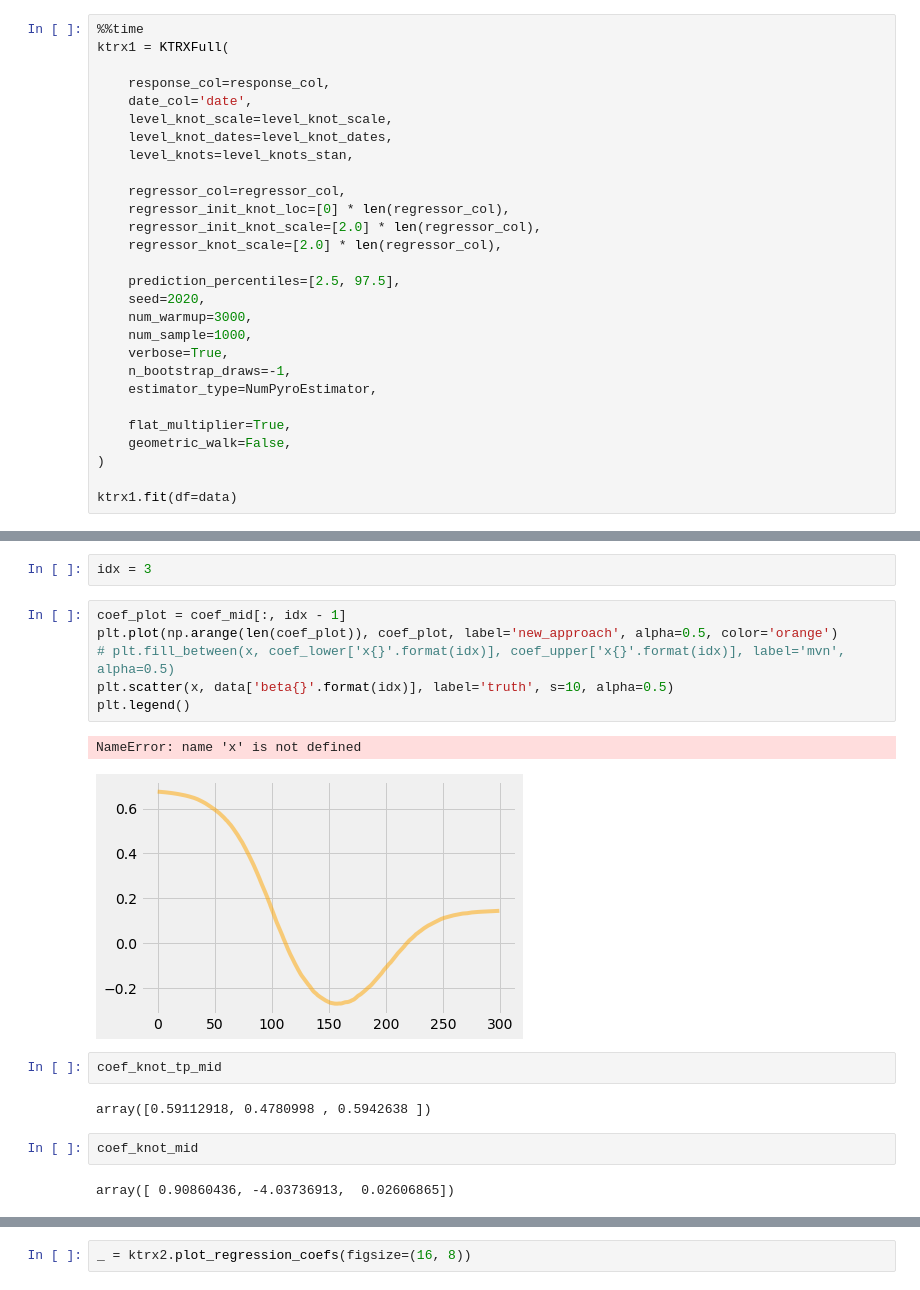
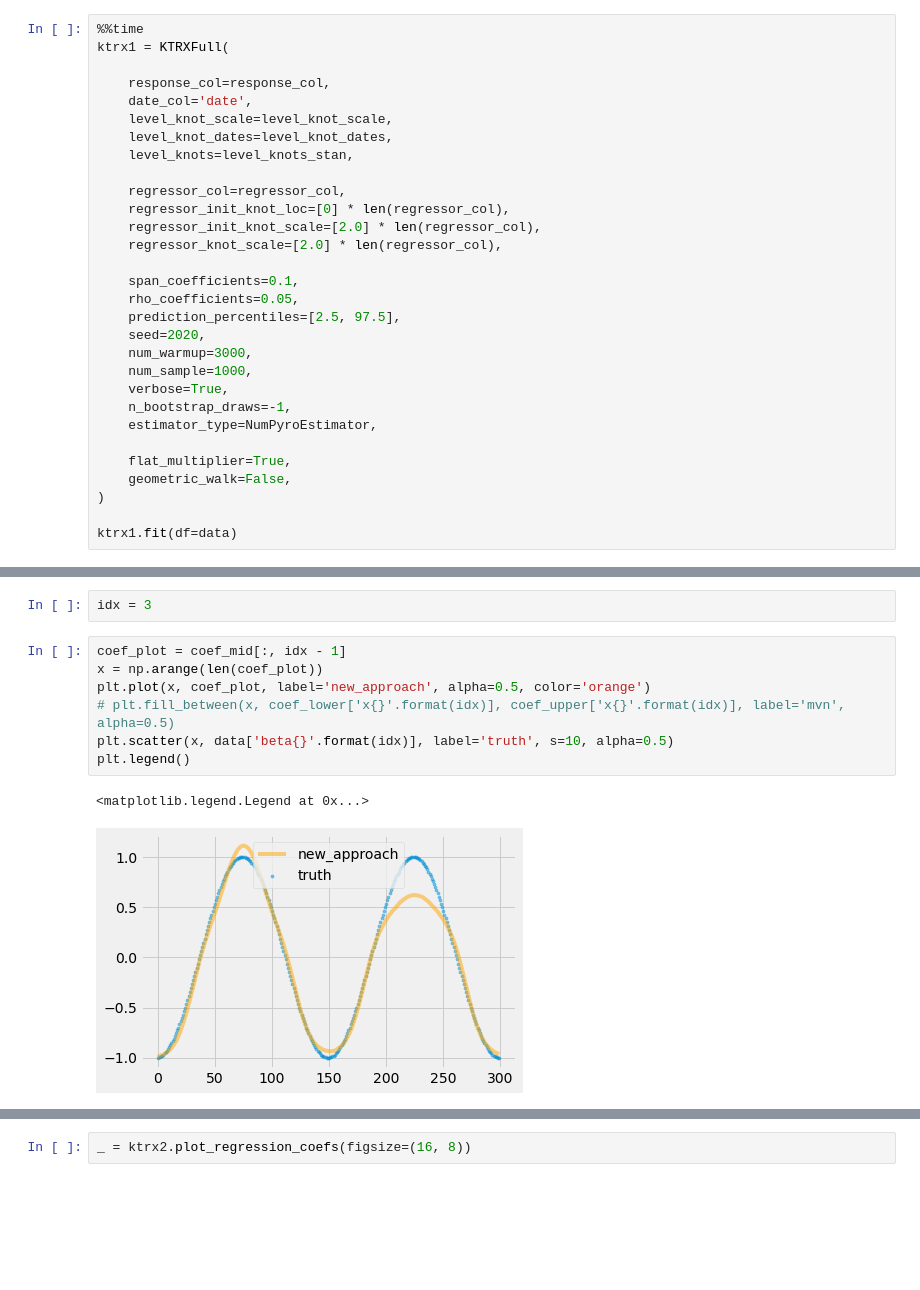
Before and after one commit to uber/orbit, a Jupyter notebook: examples/ktrx_simulation.ipynb, the cells around one changed output, grey strips where cells are left out. Cells and saved outputs as stored; diff of their text form; blank space fills up the shorter version.

```diff
--- a/examples/ktrx_simulation.ipynb
+++ b/examples/ktrx_simulation.ipynb
@@ -131,6 +131,8 @@ ktrx1 = KTRXFull(
     regressor_init_knot_scale=[2.0] * len(regressor_col),
     regressor_knot_scale=[2.0] * len(regressor_col),
 
+    span_coefficients=0.1,
+    rho_coefficients=0.05,
     prediction_percentiles=[2.5, 97.5],
     seed=2020,
     num_warmup=3000,
@@ -162,18 +168,11 @@ coef_mid.shape
 idx = 3
 # %%
 coef_plot = coef_mid[:, idx - 1]
-plt.plot(np.arange(len(coef_plot)), coef_plot, label='new_approach', alpha=0.5, color='orange')
+x = np.arange(len(coef_plot))
+plt.plot(x, coef_plot, label='new_approach', alpha=0.5, color='orange')
 # plt.fill_between(x, coef_lower['x{}'.format(idx)], coef_upper['x{}'.format(idx)], label='mvn', alpha=0.5)
 plt.scatter(x, data['beta{}'.format(idx)], label='truth', s=10, alpha=0.5)
 plt.legend()
 # %% [output]
-NameError: name 'x' is not defined
+<matplotlib.legend.Legend at 0x...>
-[figure, old version]
+[figure, new version]
-# %%
-coef_knot_tp_mid
-# %% [output]
-array([0.59112918, 0.4780998 , 0.5942638 ])
-# %%
-coef_knot_mid
-# %% [output]
-array([ 0.90860436, -4.03736913,  0.02606865])
```
Also changed, not shown: parts of 12 cells of this notebook, 2 other files.
